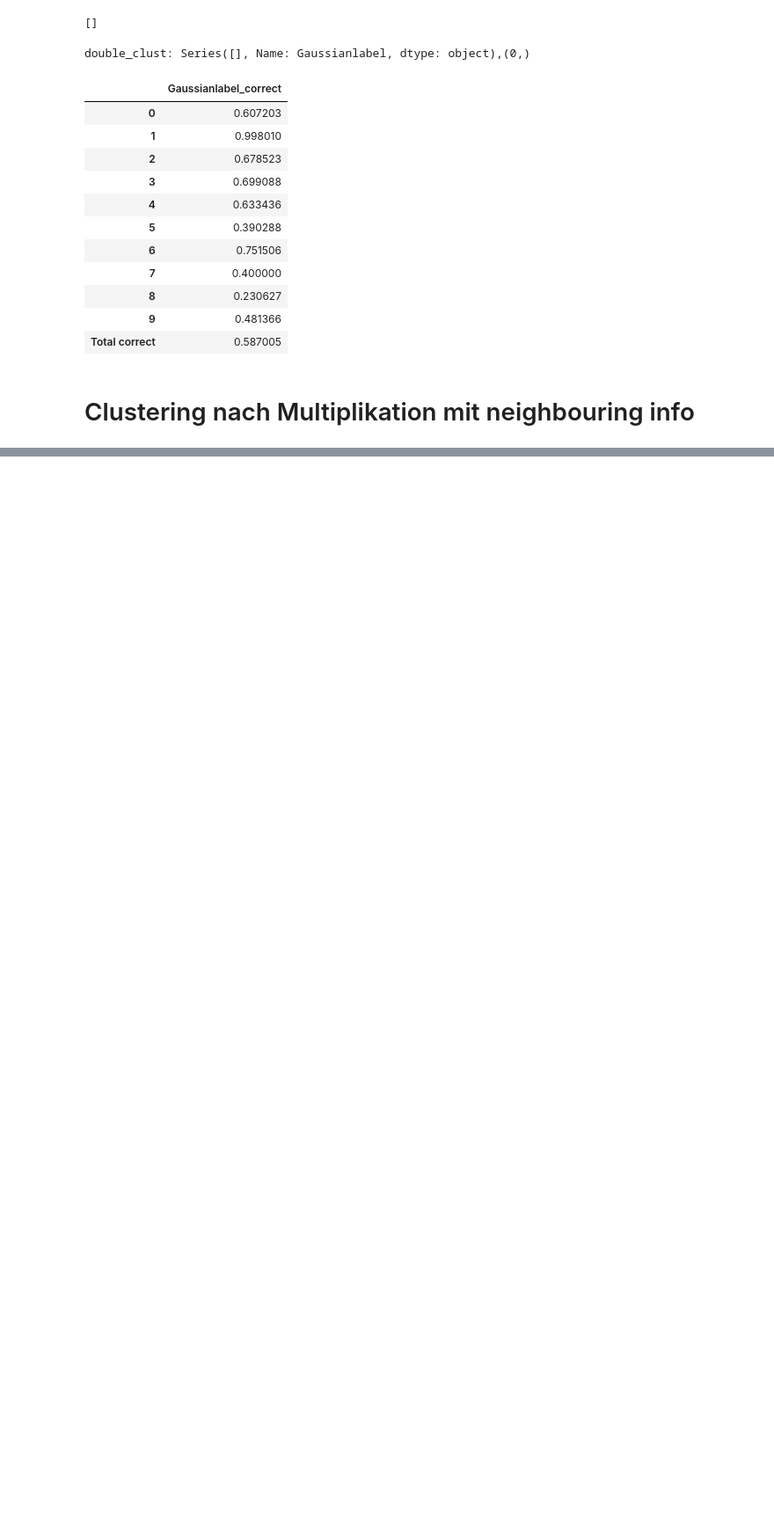
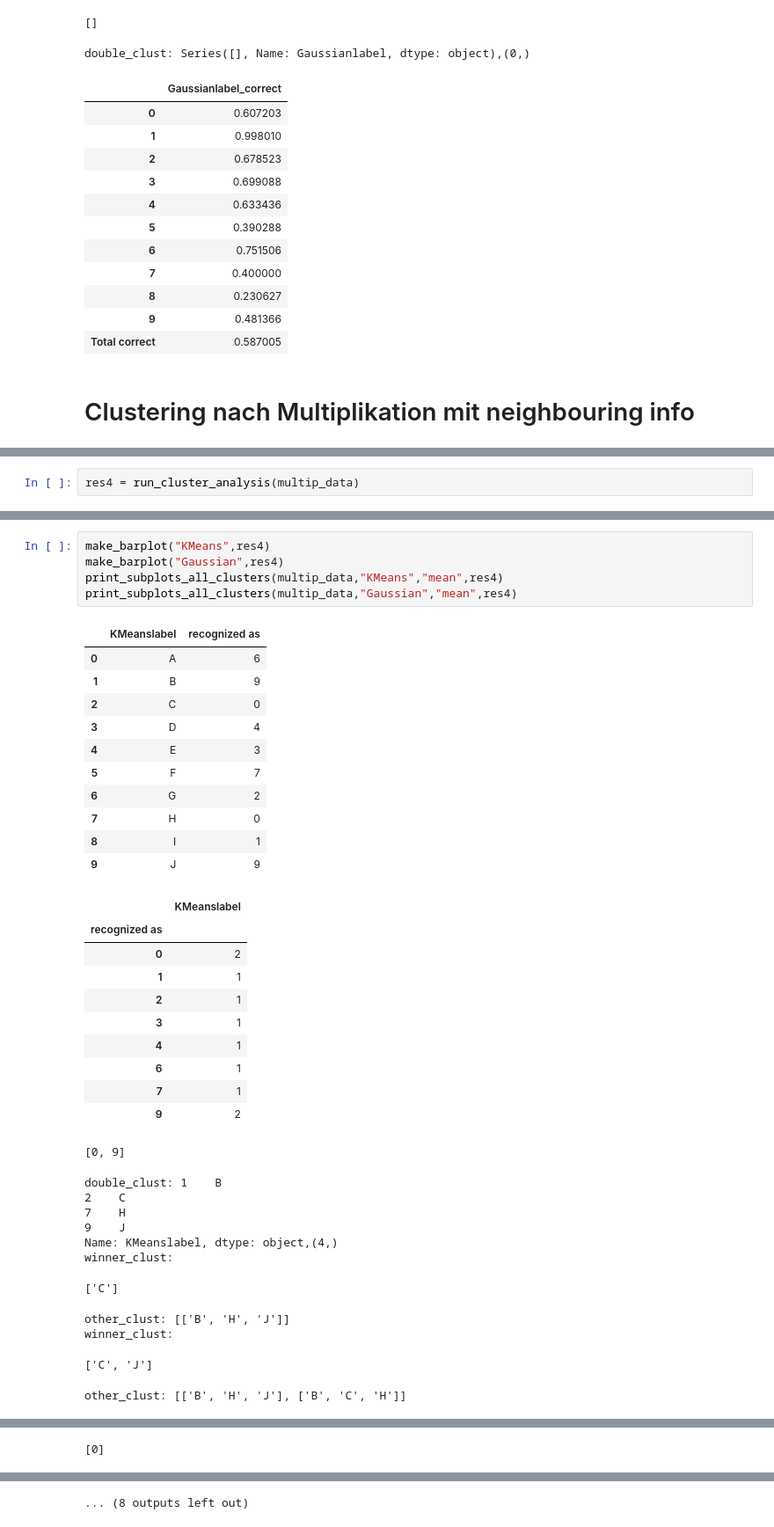
Before and after one commit to r9d9/descript_analysis, a Jupyter notebook: Descriptives_Digits.ipynb, the cells around one changed output, grey strips where cells are left out. Shown at 88% size. Cells and saved outputs as stored; diff of their text form; blank space fills up the shorter version.

```diff
--- a/Descriptives_Digits.ipynb
+++ b/Descriptives_Digits.ipynb
@@ -1014,0 +1037,2 @@ double_clust: Series([], Name: Gaussianlabel, dtype: object),(0,)
+# %%
+res4 = run_cluster_analysis(multip_data)
@@ -1014,0 +1046,39 @@ double_clust: Series([], Name: Gaussianlabel, dtype: object),(0,)
+# %%
+make_barplot("KMeans",res4)
+make_barplot("Gaussian",res4)
+print_subplots_all_clusters(multip_data,"KMeans","mean",res4)
+print_subplots_all_clusters(multip_data,"Gaussian","mean",res4)
+# %% [output]
+|  | KMeanslabel | recognized as |
+| 0 | A | 6 |
+| 1 | B | 9 |
+| 2 | C | 0 |
+| 3 | D | 4 |
+| 4 | E | 3 |
+| 5 | F | 7 |
+| 6 | G | 2 |
+| 7 | H | 0 |
+| 8 | I | 1 |
+| 9 | J | 9 |
+|  | KMeanslabel |
+| recognized as |  |
+| 0 | 2 |
+| 1 | 1 |
+| 2 | 1 |
+| 3 | 1 |
+| 4 | 1 |
+| 6 | 1 |
+| 7 | 1 |
+| 9 | 2 |
+[0, 9]
+double_clust: 1    B
+2    C
+7    H
+9    J
+Name: KMeanslabel, dtype: object,(4,)
+winner_clust:
+['C']
+other_clust: [['B', 'H', 'J']]
+winner_clust:
+['C', 'J']
+other_clust: [['B', 'H', 'J'], ['B', 'C', 'H']]
@@ -1014,0 +1106 @@ double_clust: Series([], Name: Gaussianlabel, dtype: object),(0,)
+[0]
@@ -1014,0 +1112 @@ double_clust: Series([], Name: Gaussianlabel, dtype: object),(0,)
+... (8 outputs left out)
```
Also changed, not shown: parts of 10 cells of this notebook.
